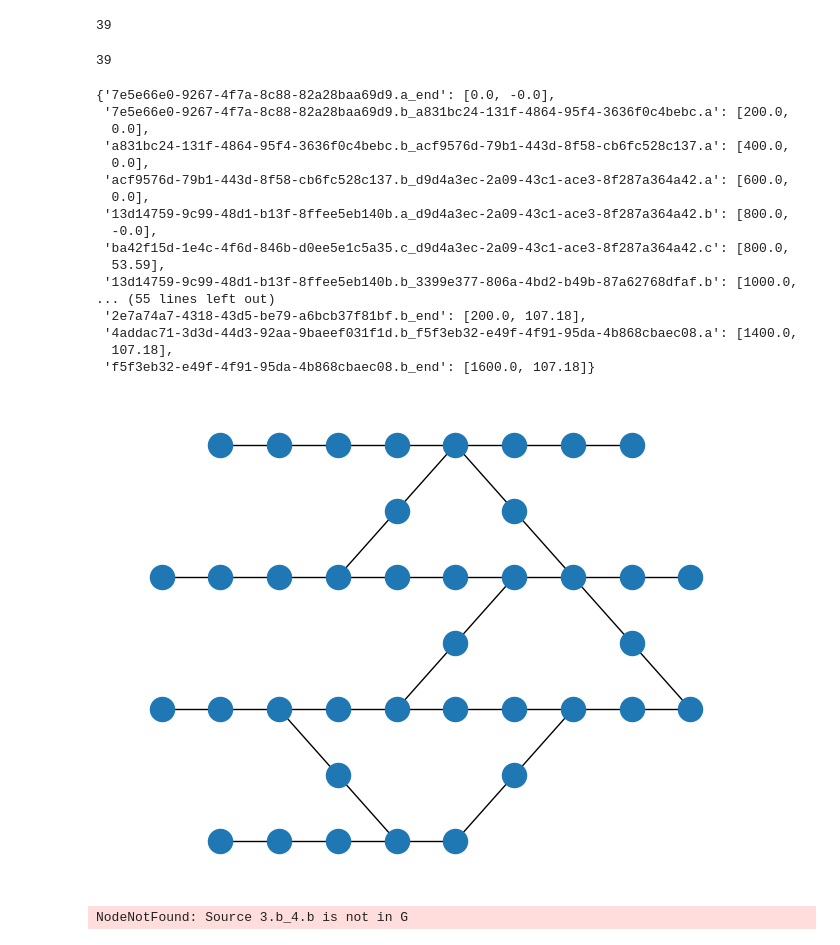
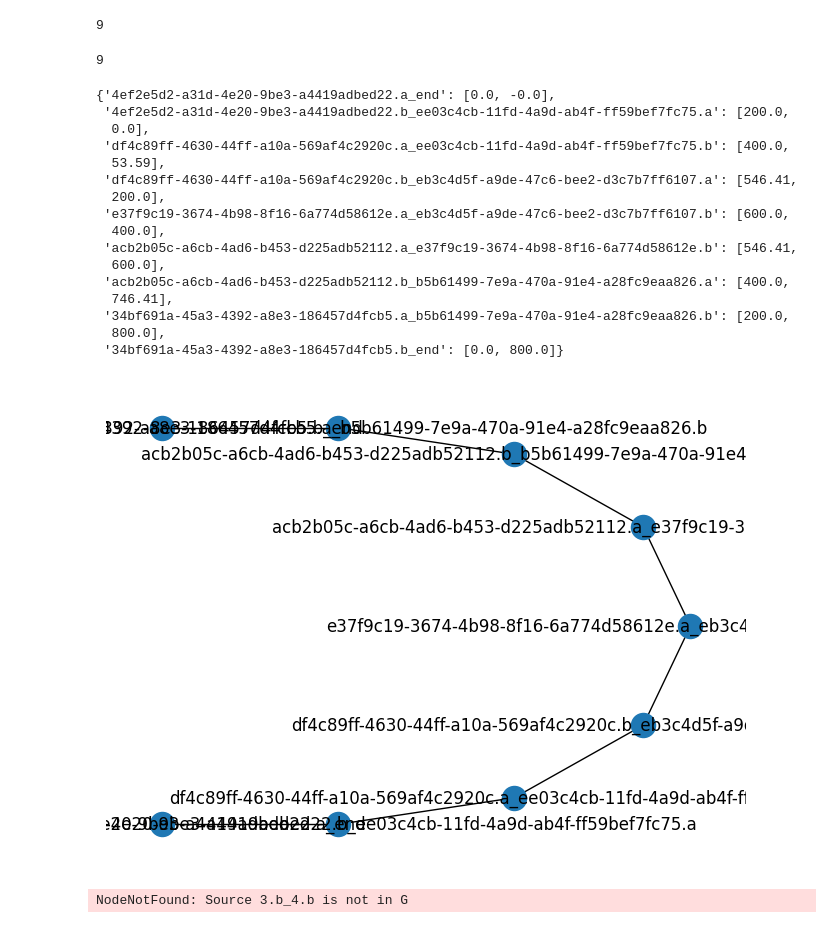
Before and after one commit to roubbi22/simulation, a Jupyter notebook: system_parse.ipynb, the cells around one changed output. Cells and saved outputs as stored; diff of their text form; code cells hidden in the pictures.

```diff
--- a/system_parse.ipynb
+++ b/system_parse.ipynb
@@ -3,7 +3,7 @@ import json
 import networkx as nx
 # import matplotlib as plt
 # %%
-with open('./saved_tracks/slalom.json') as file:
+with open('./saved_tracks/c.json') as file:
     system = json.load(file)
 # %%
 G = nx.Graph()
@@ -70,44 +70,43 @@ f5f3eb32-e49f-4f91-95da-4b868cbaec08.b None
 # %%
 len(nodes)
 # %% [output]
-39
+9
 # %%
 len(pos)
 # %% [output]
-39
+9
 # %%
 pos
 # %% [output]
-{'7e5e66e0-9267-4f7a-8c88-82a28baa69d9.a_end': [0.0, -0.0],
- '7e5e66e0-9267-4f7a-8c88-82a28baa69d9.b_a831bc24-131f-4864-95f4-3636f0c4bebc.a': [200.0,
+{'4ef2e5d2-a31d-4e20-9be3-a4419adbed22.a_end': [0.0, -0.0],
+ '4ef2e5d2-a31d-4e20-9be3-a4419adbed22.b_ee03c4cb-11fd-4a9d-ab4f-ff59bef7fc75.a': [200.0,
   0.0],
- 'a831bc24-131f-4864-95f4-3636f0c4bebc.b_acf9576d-79b1-443d-8f58-cb6fc528c137.a': [400.0,
-  0.0],
- 'acf9576d-79b1-443d-8f58-cb6fc528c137.b_d9d4a3ec-2a09-43c1-ace3-8f287a364a42.a': [600.0,
-  0.0],
- '13d14759-9c99-48d1-b13f-8ffee5eb140b.a_d9d4a3ec-2a09-43c1-ace3-8f287a364a42.b': [800.0,
-  -0.0],
- 'ba42f15d-1e4c-4f6d-846b-d0ee5e1c5a35.c_d9d4a3ec-2a09-43c1-ace3-8f287a364a42.c': [800.0,
+ 'df4c89ff-4630-44ff-a10a-569af4c2920c.a_ee03c4cb-11fd-4a9d-ab4f-ff59bef7fc75.b': [400.0,
   53.59],
- '13d14759-9c99-48d1-b13f-8ffee5eb140b.b_3399e377-806a-4bd2-b49b-87a62768dfaf.b': [1000.0,
-... (55 lines left out)
- '2e7a74a7-4318-43d5-be79-a6bcb37f81bf.b_end': [200.0, 107.18],
- '4addac71-3d3d-44d3-92aa-9baeef031f1d.b_f5f3eb32-e49f-4f91-95da-4b868cbaec08.a': [1400.0,
-  107.18],
- 'f5f3eb32-e49f-4f91-95da-4b868cbaec08.b_end': [1600.0, 107.18]}
+ 'df4c89ff-4630-44ff-a10a-569af4c2920c.b_eb3c4d5f-a9de-47c6-bee2-d3c7b7ff6107.a': [546.41,
+  200.0],
+ 'e37f9c19-3674-4b98-8f16-6a774d58612e.a_eb3c4d5f-a9de-47c6-bee2-d3c7b7ff6107.b': [600.0,
+  400.0],
+ 'acb2b05c-a6cb-4ad6-b453-d225adb52112.a_e37f9c19-3674-4b98-8f16-6a774d58612e.b': [546.41,
+  600.0],
+ 'acb2b05c-a6cb-4ad6-b453-d225adb52112.b_b5b61499-7e9a-470a-91e4-a28fc9eaa826.a': [400.0,
+  746.41],
+ '34bf691a-45a3-4392-a8e3-186457d4fcb5.a_b5b61499-7e9a-470a-91e4-a28fc9eaa826.b': [200.0,
+  800.0],
+ '34bf691a-45a3-4392-a8e3-186457d4fcb5.b_end': [0.0, 800.0]}
 # %%
 G.add_edges_from(edges)
 # %%
 # pos = nx.spring_layout(G)
 
 # for key, coords  in pos.items():
 #     pos[key] = coords[::-1]
 
 
-nx.draw(G, pos, with_labels=False)
+nx.draw(G, pos, with_labels=True)
 # print(pos, pos2)
 # %% [output]
-[figure, old version]
+[figure, new version]
 # %%
 path = nx.shortest_path(G, source="3.b_4.b", target="20.a_end")
 # %% [output]
```
Also changed, not shown: parts of 1 cell of this notebook, 18 other files.
